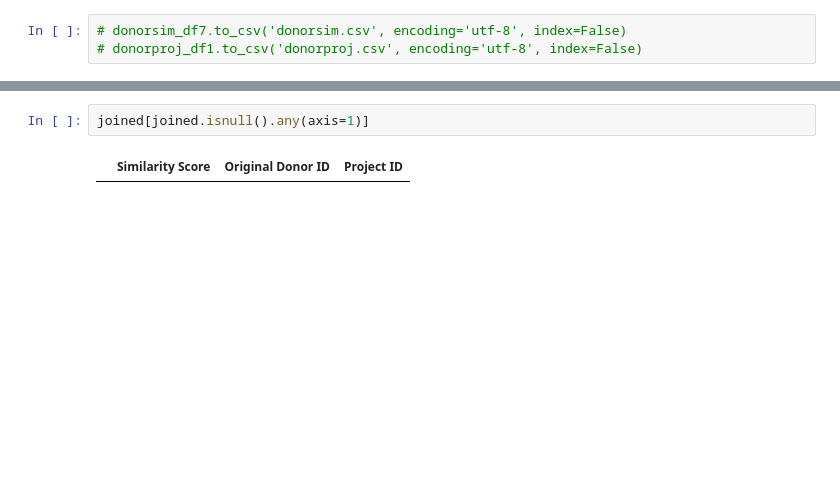
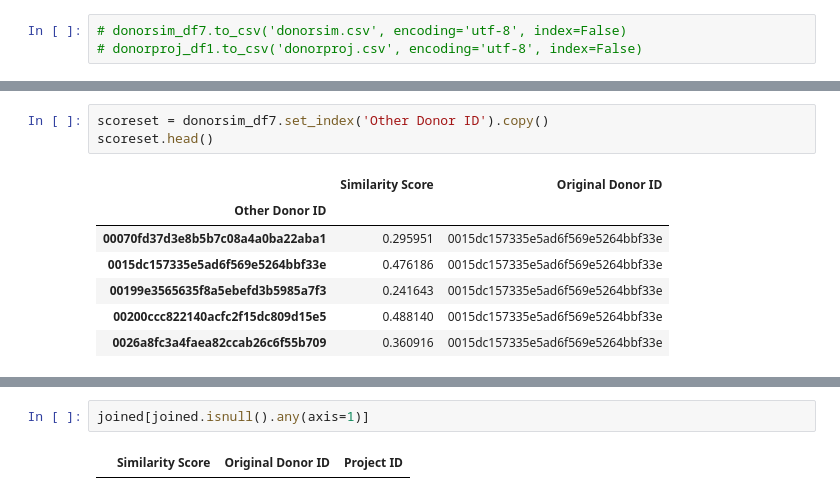
Before and after one commit to weirdyang/practice, a Jupyter notebook: applied_forecasting/laura/Group Assignment - Cosimilarity.ipynb, the cells around one changed output, grey strips where cells are left out. Cells and saved outputs as stored; diff of their text form; blank space fills up the shorter version.

```diff
--- a/applied_forecasting/laura/Group Assignment - Cosimilarity.ipynb
+++ b/applied_forecasting/laura/Group Assignment - Cosimilarity.ipynb
@@ -225,0 +170,11 @@ check_df.loc[]
+# %%
+scoreset = donorsim_df7.set_index('Other Donor ID').copy()
+scoreset.head()
+# %% [output]
+|  | Similarity Score | Original Donor ID |
+| Other Donor ID |  |  |
+| 00070fd37d3e8b5b7c08a4a0ba22aba1 | 0.295951 | 0015dc157335e5ad6f569e5264bbf33e |
+| 0015dc157335e5ad6f569e5264bbf33e | 0.476186 | 0015dc157335e5ad6f569e5264bbf33e |
+| 00199e3565635f8a5ebefd3b5985a7f3 | 0.241643 | 0015dc157335e5ad6f569e5264bbf33e |
+| 00200ccc822140acfc2f15dc809d15e5 | 0.488140 | 0015dc157335e5ad6f569e5264bbf33e |
+| 0026a8fc3a4faea82ccab26c6f55b709 | 0.360916 | 0015dc157335e5ad6f569e5264bbf33e |
```
Also changed, not shown: parts of 26 cells of this notebook.
